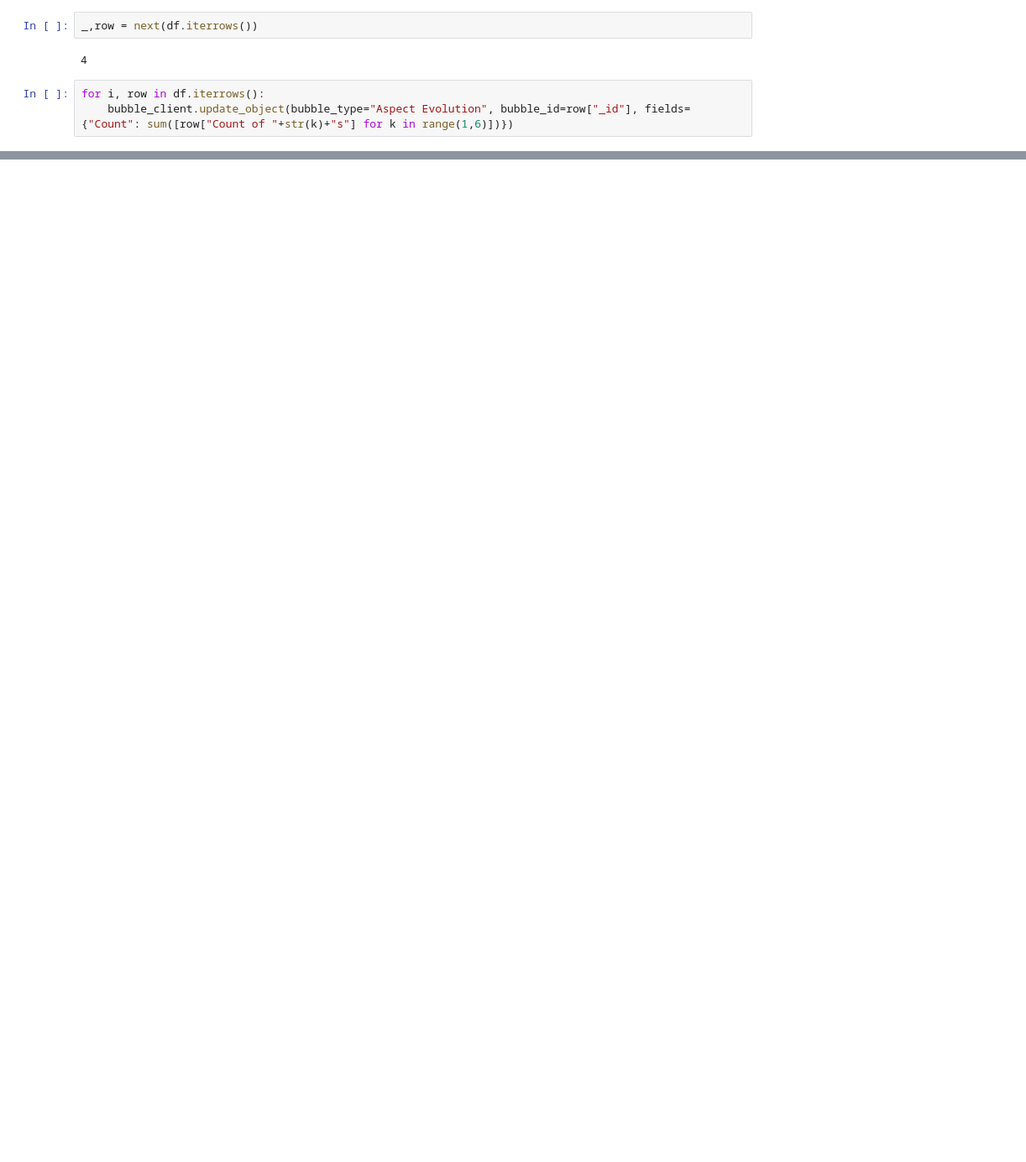
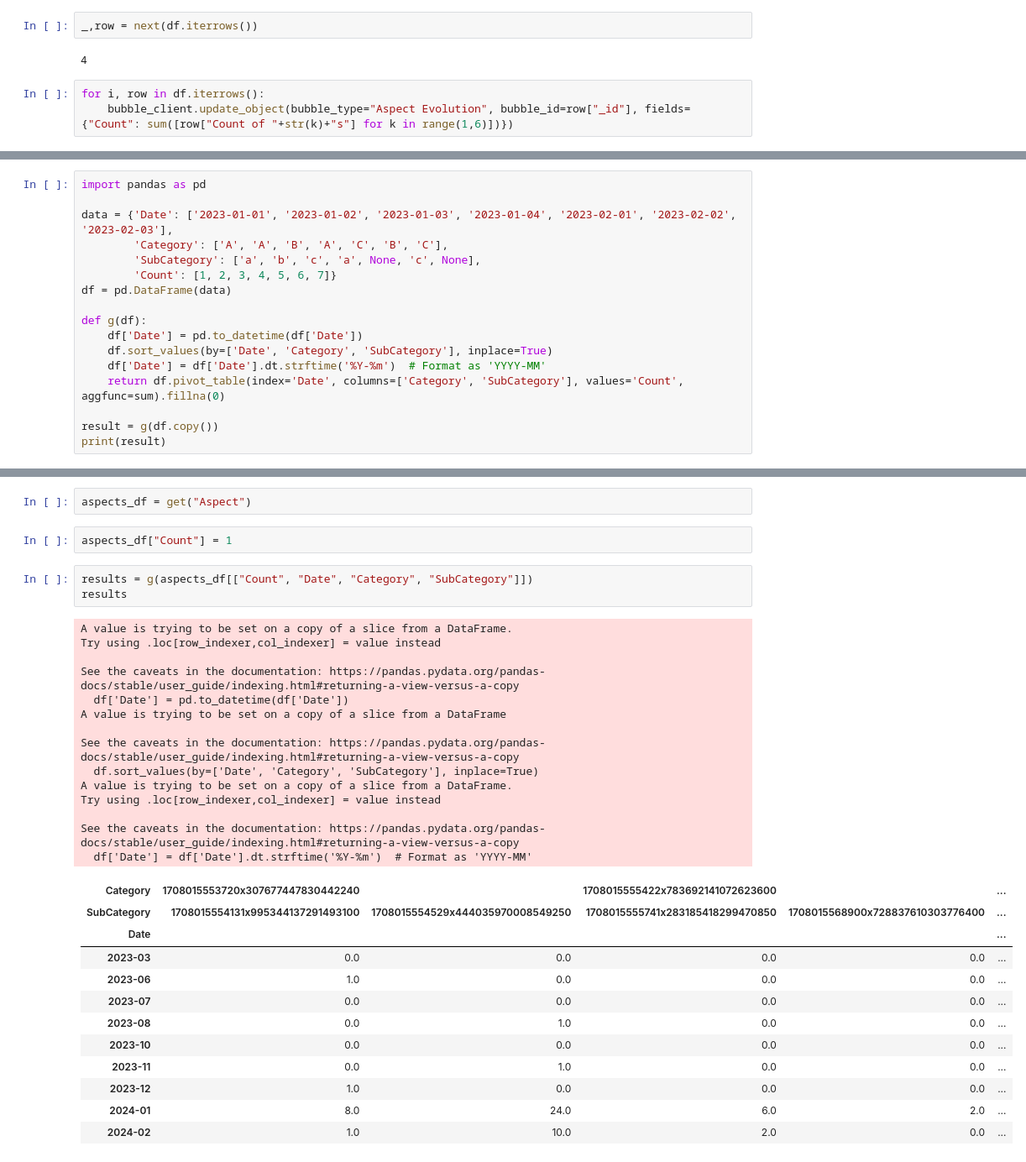
Before and after one commit to ArnaudGardille/Feedback-Analysis, a Jupyter notebook: prepare_visu.ipynb, the cells around one changed output, grey strips where cells are left out. Shown: that part at 84% size. Drawn from its saved outputs; the diff is of its cells as text; blank space fills up the shorter version.

```diff
--- a/prepare_visu.ipynb
+++ b/prepare_visu.ipynb
@@ -312,0 +383,17 @@ for i, row in df.iterrows():
+# %%
+import pandas as pd
+
+data = {'Date': ['2023-01-01', '2023-01-02', '2023-01-03', '2023-01-04', '2023-02-01', '2023-02-02', '2023-02-03'],
+        'Category': ['A', 'A', 'B', 'A', 'C', 'B', 'C'],
+        'SubCategory': ['a', 'b', 'c', 'a', None, 'c', None],
+        'Count': [1, 2, 3, 4, 5, 6, 7]}
+df = pd.DataFrame(data)
+
+def g(df):
+    df['Date'] = pd.to_datetime(df['Date'])
+    df.sort_values(by=['Date', 'Category', 'SubCategory'], inplace=True)
+    df['Date'] = df['Date'].dt.strftime('%Y-%m')  # Format as 'YYYY-MM'
+    return df.pivot_table(index='Date', columns=['Category', 'SubCategory'], values='Count', aggfunc=sum).fillna(0)
+
+result = g(df.copy())
+print(result)
@@ -312,0 +406,34 @@ for i, row in df.iterrows():
+# %%
+aspects_df = get("Aspect")
+# %%
+aspects_df["Count"] = 1
+# %%
+results = g(aspects_df[["Count", "Date", "Category", "SubCategory"]])
+results
+# %% [output]
+A value is trying to be set on a copy of a slice from a DataFrame.
+Try using .loc[row_indexer,col_indexer] = value instead
+
+See the caveats in the documentation: https://pandas.pydata.org/pandas-docs/stable/user_guide/indexing.html#returning-a-view-versus-a-copy
+  df['Date'] = pd.to_datetime(df['Date'])
+A value is trying to be set on a copy of a slice from a DataFrame
+
+See the caveats in the documentation: https://pandas.pydata.org/pandas-docs/stable/user_guide/indexing.html#returning-a-view-versus-a-copy
+  df.sort_values(by=['Date', 'Category', 'SubCategory'], inplace=True)
+A value is trying to be set on a copy of a slice from a DataFrame.
+Try using .loc[row_indexer,col_indexer] = value instead
+
+See the caveats in the documentation: https://pandas.pydata.org/pandas-docs/stable/user_guide/indexing.html#returning-a-view-versus-a-copy
+  df['Date'] = df['Date'].dt.strftime('%Y-%m')  # Format as 'YYYY-MM'
+| Category | 1708015553720x307677447830442240 |  | 1708015555422x783692141072623600 |  | ... |
+| SubCategory | 1708015554131x995344137291493100 | 1708015554529x444035970008549250 | 1708015555741x283185418299470850 | 1708015568900x728837610303776400 | ... |
+| Date |  |  |  |  | ... |
+| 2023-03 | 0.0 | 0.0 | 0.0 | 0.0 | ... |
+| 2023-06 | 1.0 | 0.0 | 0.0 | 0.0 | ... |
+| 2023-07 | 0.0 | 0.0 | 0.0 | 0.0 | ... |
+| 2023-08 | 0.0 | 1.0 | 0.0 | 0.0 | ... |
+| 2023-10 | 0.0 | 0.0 | 0.0 | 0.0 | ... |
+| 2023-11 | 0.0 | 1.0 | 0.0 | 0.0 | ... |
+| 2023-12 | 1.0 | 0.0 | 0.0 | 0.0 | ... |
+| 2024-01 | 8.0 | 24.0 | 6.0 | 2.0 | ... |
+| 2024-02 | 1.0 | 10.0 | 2.0 | 0.0 | ... |
```
Also changed, not shown: parts of 21 cells of this notebook, 11 other files.
